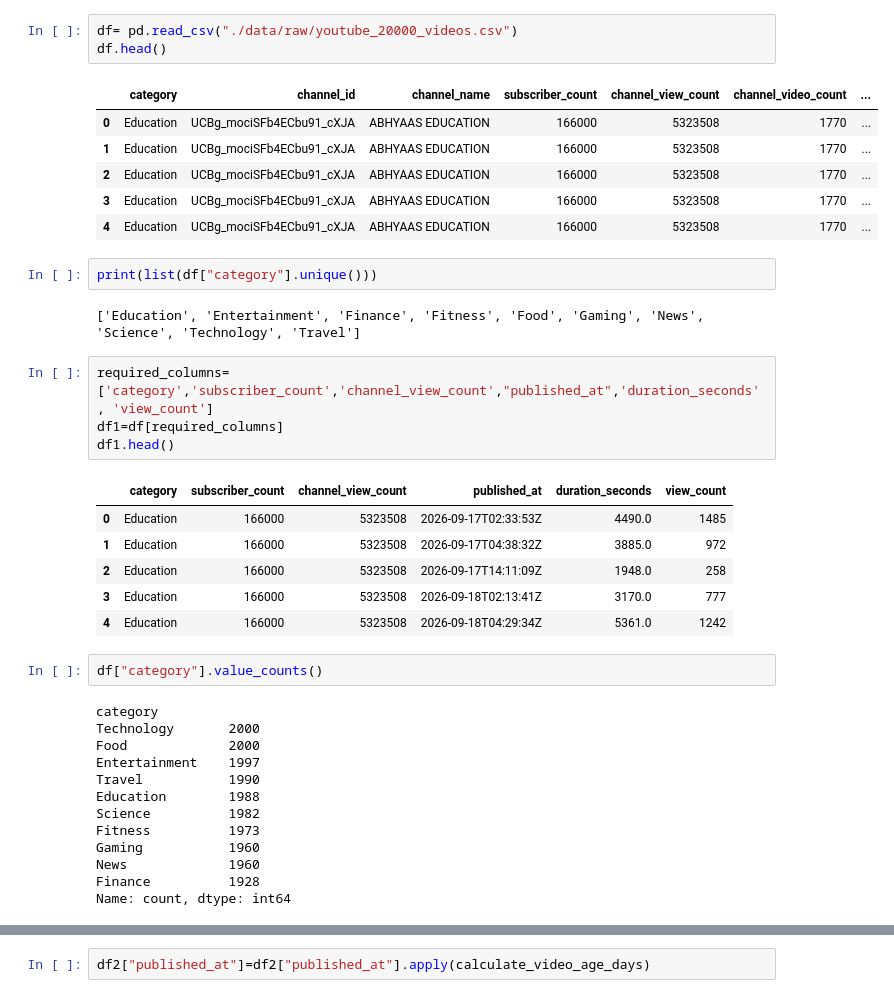
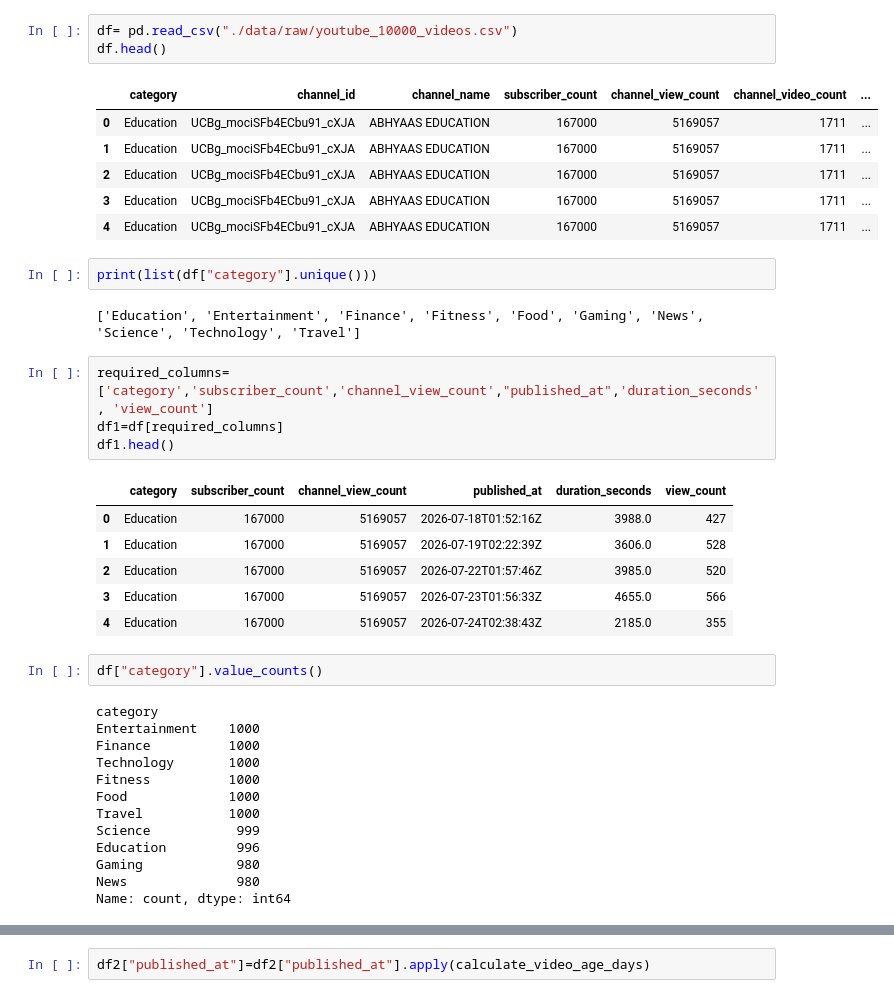
Before and after one commit to AIforeverything/MLOPS_youtube_CTA_Project, a Jupyter notebook: notebooks/experiment4.ipynb, the cells around one changed output, grey strips where cells are left out. Saved outputs shown, nothing was run; the diff lists cells and outputs as text.

```diff
--- a/notebooks/experiment4.ipynb
+++ b/notebooks/experiment4.ipynb
@@ -12,13 +11,13 @@ os.chdir('../')
 # %%
-df= pd.read_csv("./data/raw/youtube_20000_videos.csv")
+df= pd.read_csv("./data/raw/youtube_10000_videos.csv")
 df.head()
 # %% [output]
 |  | category | channel_id | channel_name | subscriber_count | channel_view_count | channel_video_count | ... |
-| 0 | Education | UCBg_mociSFb4ECbu91_cXJA | ABHYAAS EDUCATION | 166000 | 5323508 | 1770 | ... |
-| 1 | Education | UCBg_mociSFb4ECbu91_cXJA | ABHYAAS EDUCATION | 166000 | 5323508 | 1770 | ... |
-| 2 | Education | UCBg_mociSFb4ECbu91_cXJA | ABHYAAS EDUCATION | 166000 | 5323508 | 1770 | ... |
-| 3 | Education | UCBg_mociSFb4ECbu91_cXJA | ABHYAAS EDUCATION | 166000 | 5323508 | 1770 | ... |
-| 4 | Education | UCBg_mociSFb4ECbu91_cXJA | ABHYAAS EDUCATION | 166000 | 5323508 | 1770 | ... |
+| 0 | Education | UCBg_mociSFb4ECbu91_cXJA | ABHYAAS EDUCATION | 167000 | 5169057 | 1711 | ... |
+| 1 | Education | UCBg_mociSFb4ECbu91_cXJA | ABHYAAS EDUCATION | 167000 | 5169057 | 1711 | ... |
+| 2 | Education | UCBg_mociSFb4ECbu91_cXJA | ABHYAAS EDUCATION | 167000 | 5169057 | 1711 | ... |
+| 3 | Education | UCBg_mociSFb4ECbu91_cXJA | ABHYAAS EDUCATION | 167000 | 5169057 | 1711 | ... |
+| 4 | Education | UCBg_mociSFb4ECbu91_cXJA | ABHYAAS EDUCATION | 167000 | 5169057 | 1711 | ... |
 # %%
 print(list(df["category"].unique()))
 # %% [output]
@@ -29,23 +28,23 @@ df1=df[required_columns]
 df1.head()
 # %% [output]
 |  | category | subscriber_count | channel_view_count | published_at | duration_seconds | view_count |
-| 0 | Education | 166000 | 5323508 | 2026-09-17T02:33:53Z | 4490.0 | 1485 |
-| 1 | Education | 166000 | 5323508 | 2026-09-17T04:38:32Z | 3885.0 | 972 |
-| 2 | Education | 166000 | 5323508 | 2026-09-17T14:11:09Z | 1948.0 | 258 |
-| 3 | Education | 166000 | 5323508 | 2026-09-18T02:13:41Z | 3170.0 | 777 |
-| 4 | Education | 166000 | 5323508 | 2026-09-18T04:29:34Z | 5361.0 | 1242 |
+| 0 | Education | 167000 | 5169057 | 2026-07-18T01:52:16Z | 3988.0 | 427 |
+| 1 | Education | 167000 | 5169057 | 2026-07-19T02:22:39Z | 3606.0 | 528 |
+| 2 | Education | 167000 | 5169057 | 2026-07-22T01:57:46Z | 3985.0 | 520 |
+| 3 | Education | 167000 | 5169057 | 2026-07-23T01:56:33Z | 4655.0 | 566 |
+| 4 | Education | 167000 | 5169057 | 2026-07-24T02:38:43Z | 2185.0 | 355 |
 # %%
 df["category"].value_counts()
 # %% [output]
 category
-Technology       2000
-Food             2000
-Entertainment    1997
-Travel           1990
-Education        1988
-Science          1982
-Fitness          1973
-Gaming           1960
-News             1960
-Finance          1928
+Entertainment    1000
+Finance          1000
+Technology       1000
+Fitness          1000
+Food             1000
+Travel           1000
+Science           999
+Education         996
+Gaming            980
+News              980
 Name: count, dtype: int64
```
Also changed, not shown: parts of 18 cells of this notebook, 4 other files.
